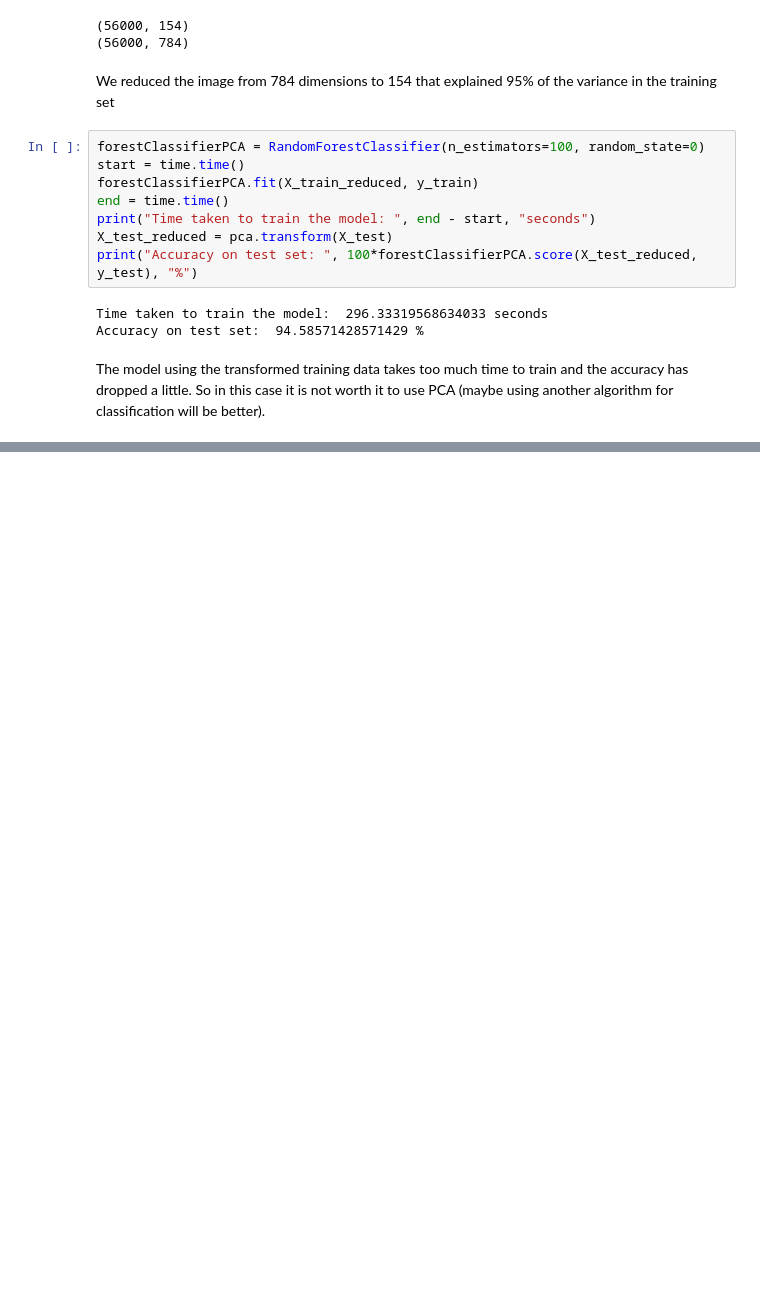
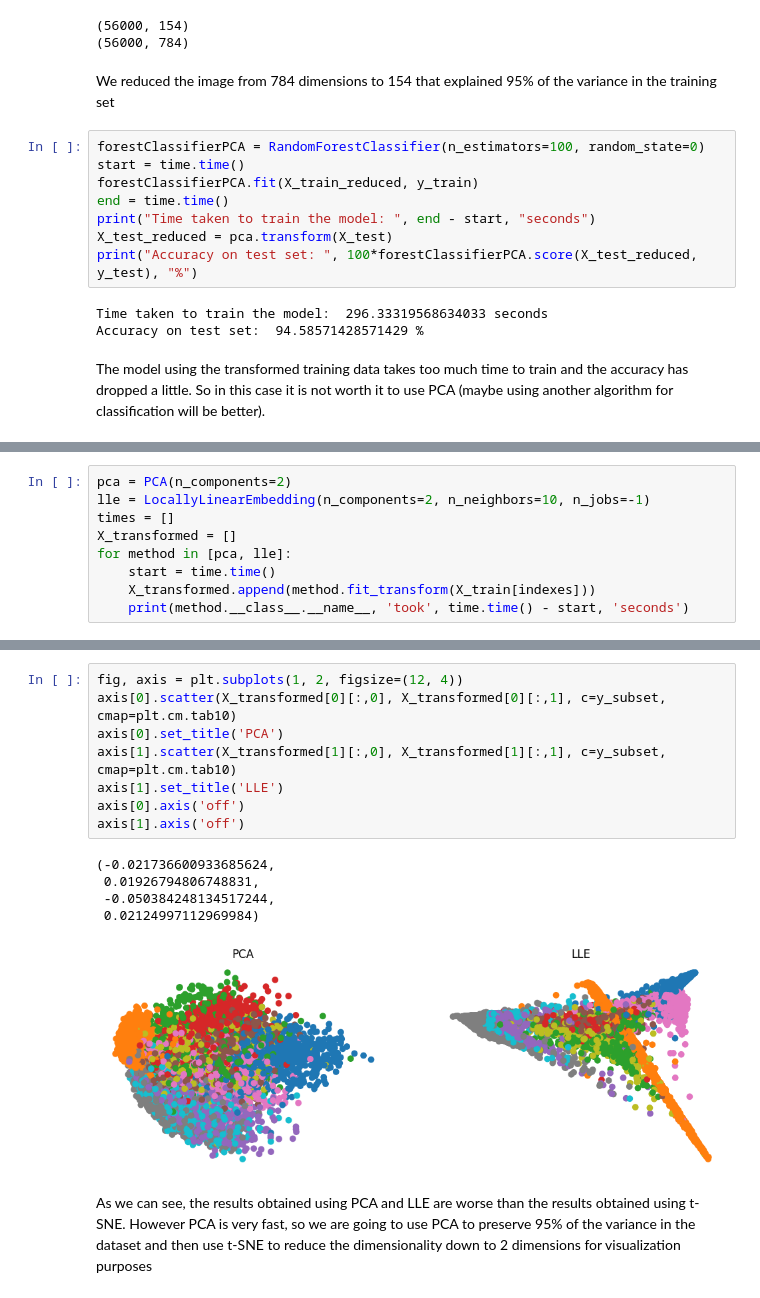
Before and after one commit to JuanDa14Sa/Hands-on-ML-Exercises, a Jupyter notebook: Dimensionality Reduction/dim_reduct_exercises.ipynb, the cells around one changed output, grey strips where cells are left out. Saved outputs shown, nothing was run; the diff lists cells and outputs as text; blank space fills up the shorter version.

```diff
--- a/Dimensionality Reduction/dim_reduct_exercises.ipynb
+++ b/Dimensionality Reduction/dim_reduct_exercises.ipynb
@@ -67,0 +78,9 @@ plt.axis('off')
+# %%
+pca = PCA(n_components=2)
+lle = LocallyLinearEmbedding(n_components=2, n_neighbors=10, n_jobs=-1)
+times = []
+X_transformed = []
+for method in [pca, lle]:
+    start = time.time()
+    X_transformed.append(method.fit_transform(X_train[indexes]))
+    print(method.__class__.__name__, 'took', time.time() - start, 'seconds')
@@ -67,0 +90,16 @@ plt.axis('off')
+# %%
+fig, axis = plt.subplots(1, 2, figsize=(12, 4))
+axis[0].scatter(X_transformed[0][:,0], X_transformed[0][:,1], c=y_subset, cmap=plt.cm.tab10)
+axis[0].set_title('PCA')
+axis[1].scatter(X_transformed[1][:,0], X_transformed[1][:,1], c=y_subset, cmap=plt.cm.tab10)
+axis[1].set_title('LLE')
+axis[0].axis('off')
+axis[1].axis('off')
+# %% [output]
+(-0.021736600933685624,
+ 0.01926794806748831,
+ -0.050384248134517244,
+ 0.02124997112969984)
+[figure, added]
+# %% [markdown]
+As we can see, the results obtained using PCA and LLE are worse than the results obtained using t-SNE. However PCA is very fast, so we are going to use PCA to preserve 95% of the variance in the dataset and then use t-SNE to reduce the dimensionality down to 2 dimensions for visualization purposes
```
Also changed, not shown: parts of 11 cells of this notebook.
